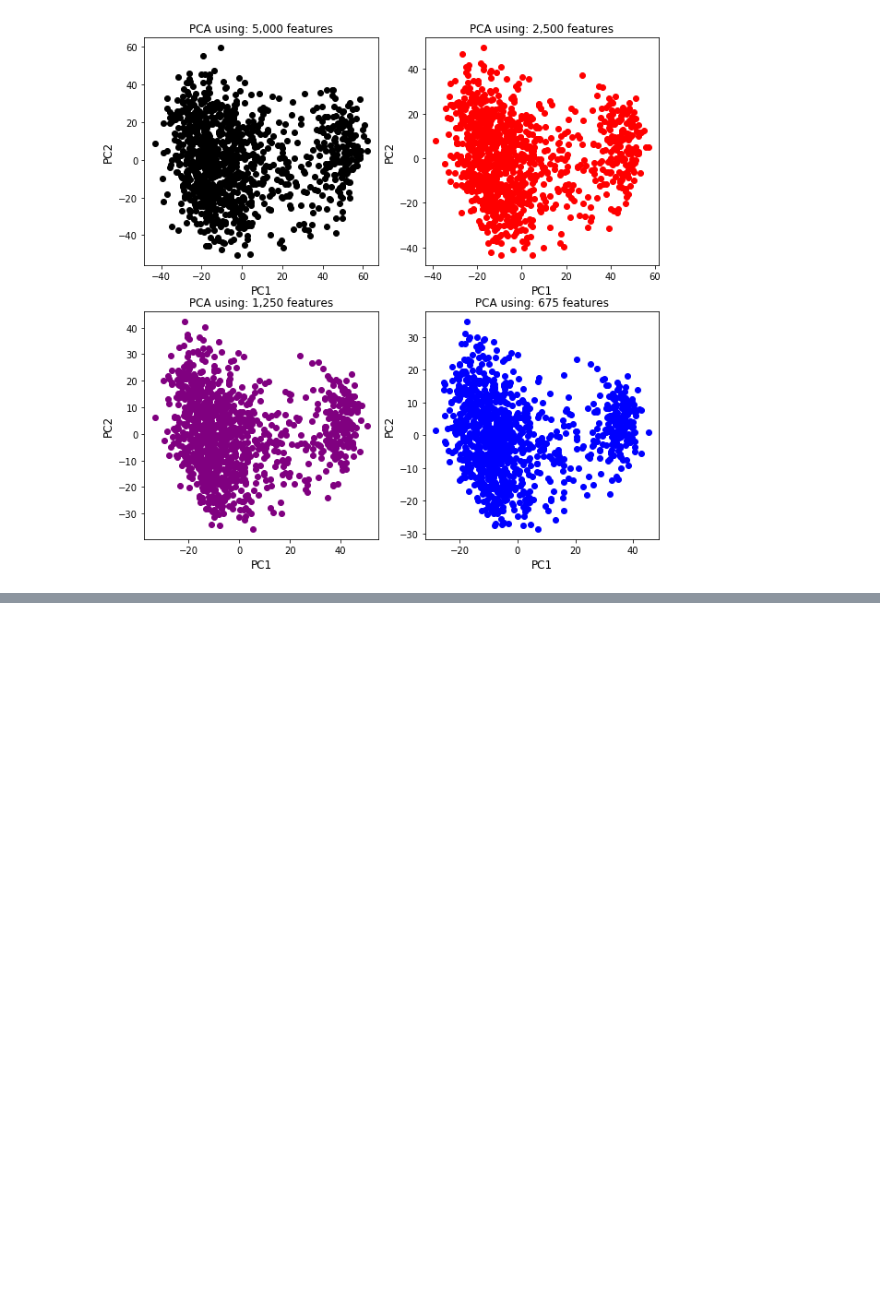
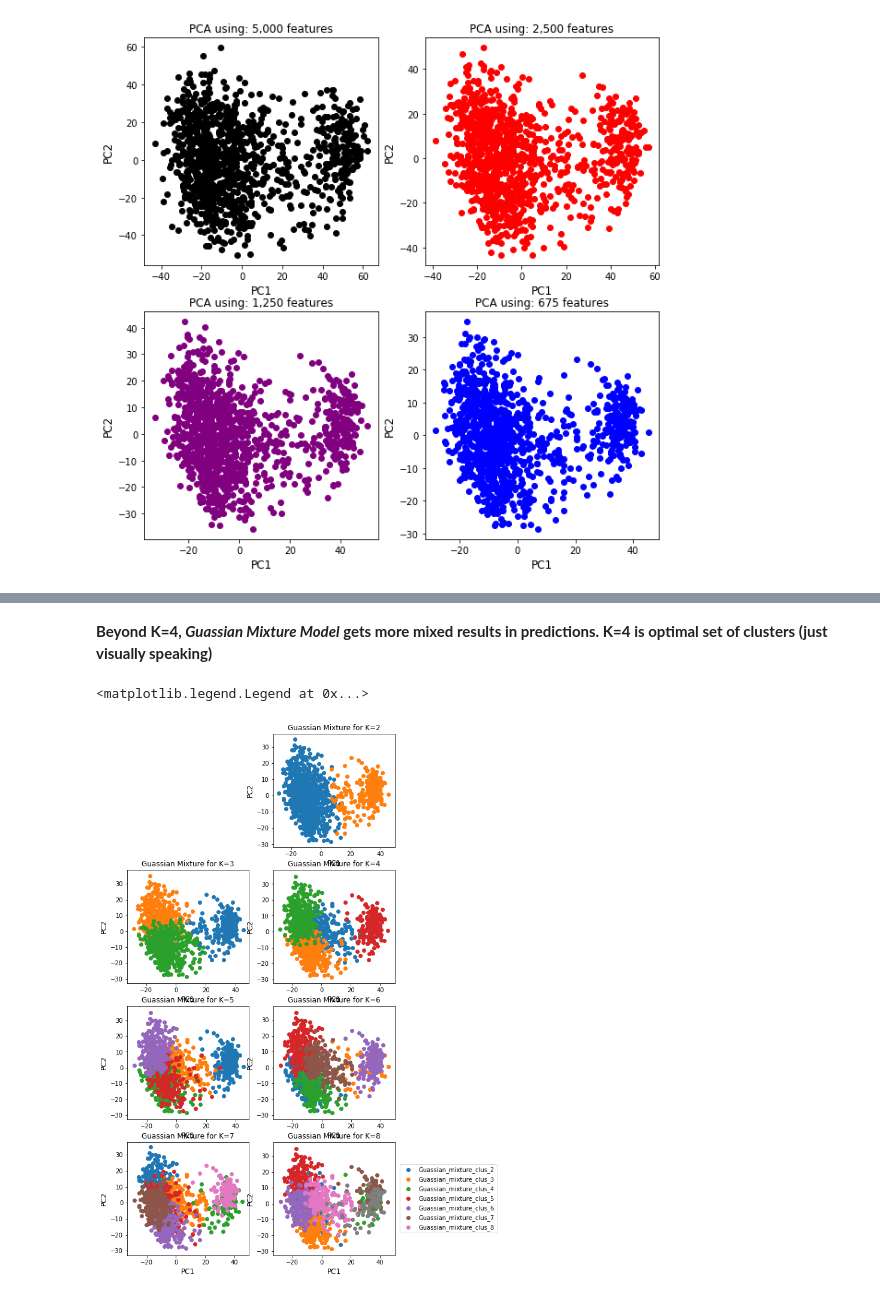
Before and after one commit to tejaswiiyyanki/Code-Examples, a Jupyter notebook: Machine-Learning-with-python-sklearn.ipynb, the cells around one changed output, grey strips where cells are left out. Drawn from its saved outputs; the diff is of its cells as text; code cells hidden in the pictures; blank space fills up the shorter version.

```diff
--- a/Machine-Learning-with-python-sklearn.ipynb
+++ b/Machine-Learning-with-python-sklearn.ipynb
@@ -135,0 +179,27 @@ for i in range(4):
+# %% [markdown]
+**Beyond K=4, *Guassian Mixture Model* gets more mixed results in predictions. K=4 is optimal set of clusters (just visually speaking)**
+# %%
+def GMM_k(f,k):
+    gmm = mixture.GaussianMixture(n_components = k)
+    gmm.fit(f.T)
+    gmm_clus = gmm.predict(f.T)+1
+    return(gmm_clus)
+
+#colss=['b', 'g', 'r', 'c', 'm', 'y', 'k', 'w']
+colss=sns.color_palette()
+K=np.arange(2,9,1)
+fig = plt.figure(figsize = (8,16))
+
+for i in range(len(K)):
+    ax = fig.add_subplot(4,2,i+2)
+    ax.set_xlabel('PC1', fontsize = 12)
+    ax.set_ylabel('PC2', fontsize = 12)
+    ax.set_title('Guassian Mixture for K='+str(K[i]), fontsize = 12)
+    gmm_clus_temp=GMM_k(f,K[i])
+    for j in range(K[i]):
+        ax.scatter(f_PCA_DF.PC1[gmm_clus_temp==(j+1)],f_PCA_DF.PC2[gmm_clus_temp==(j+1)],color=colss[j])
+
+ax.legend(["Guassian_mixture_clus_"+str(q) for q in K],bbox_to_anchor=(1.04,0.5), loc="center left", borderaxespad=0)
+# %% [output]
+<matplotlib.legend.Legend at 0x...>
+[figure, added]
```
Also changed, not shown: parts of 16 cells of this notebook, 1 other file.
